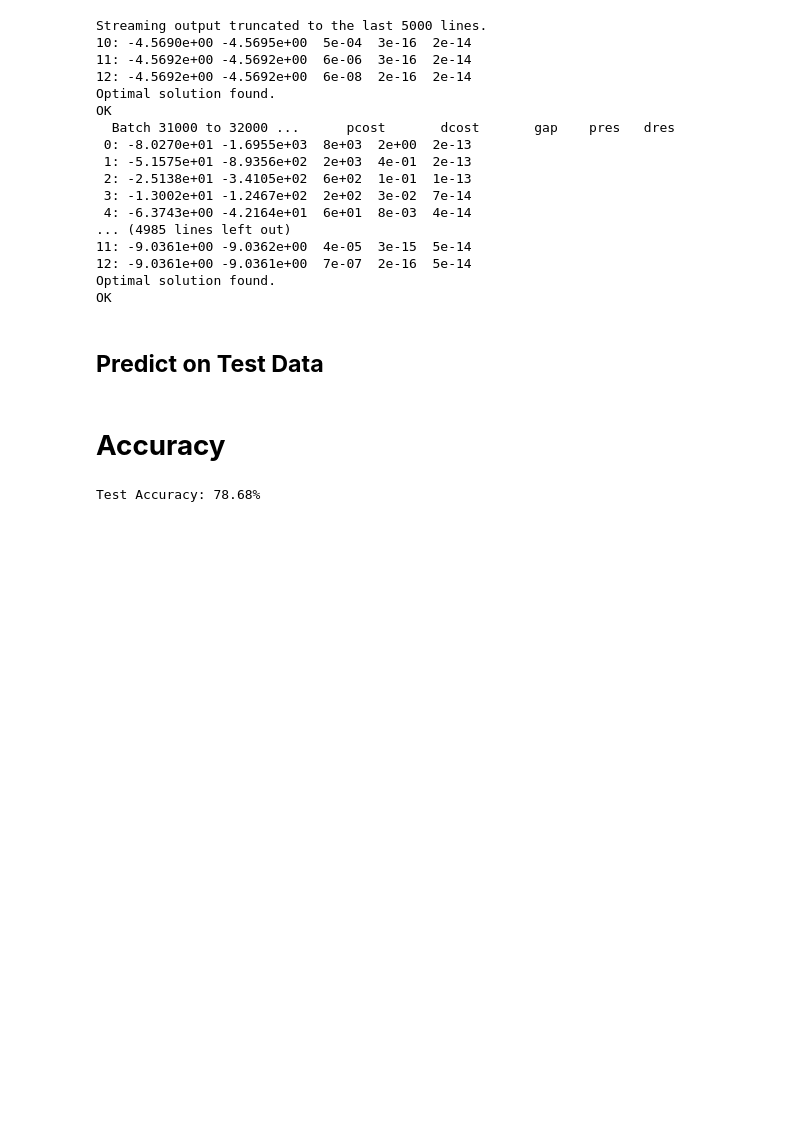
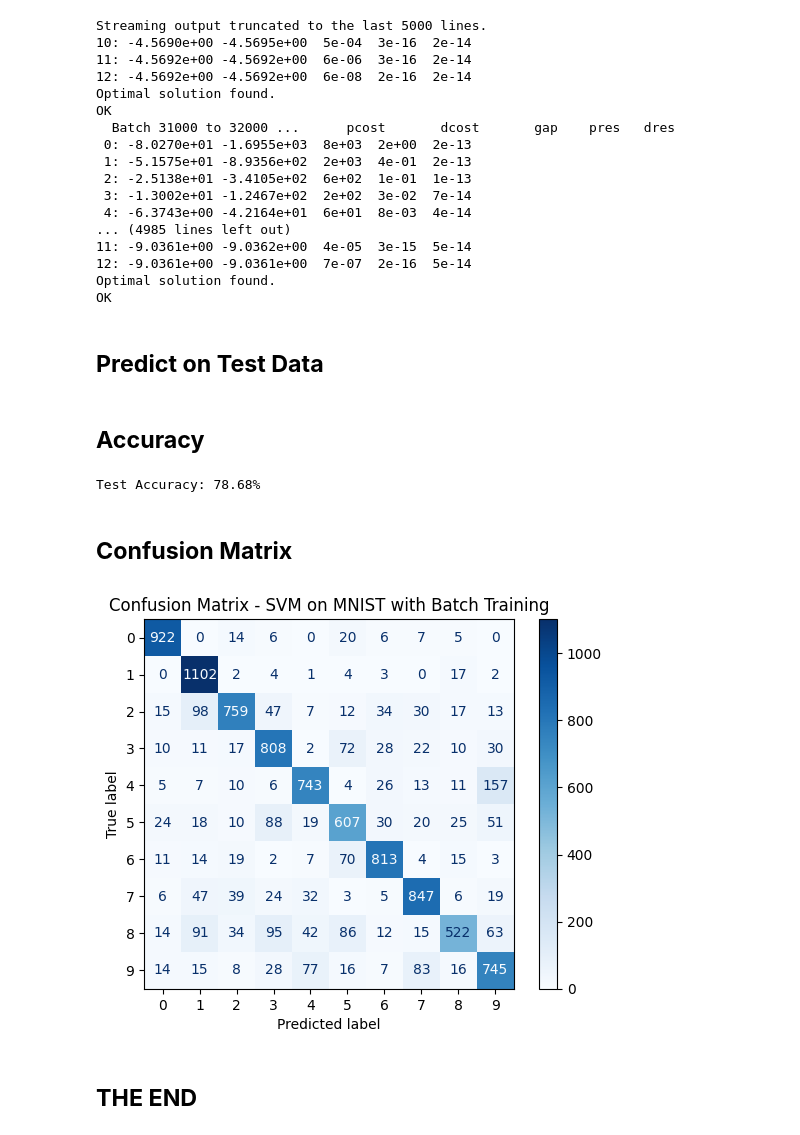
Before and after one commit to Sayed-Hossein-Hosseini/SVM_MNIST_Classifier, a Jupyter notebook: SVM_MNIST_Classifier.ipynb, the cells around one changed output. Cells and saved outputs as stored; diff of their text form; code cells hidden in the pictures; blank space fills up the shorter version.

```diff
--- a/SVM_MNIST_Classifier.ipynb
+++ b/SVM_MNIST_Classifier.ipynb
@@ -130,10 +130,23 @@ for i in range(len(X_test)):
     pred = np.argmax(scores)
     predictions.append(pred)
 # %% [markdown]
-# **Accuracy**
+## **Accuracy**
 # %%
 # Test accuracy
 accuracy = np.mean(np.array(predictions) == y_test)
 print(f"\nTest Accuracy: {accuracy * 100:.2f}%")
 # %% [output]
 Test Accuracy: 78.68%
+# %% [markdown]
+## **Confusion Matrix**
+# %%
+# Confusion Matrix
+cm = confusion_matrix(y_test, predictions)
+disp = ConfusionMatrixDisplay(confusion_matrix=cm, display_labels=np.arange(10))
+disp.plot(cmap='Blues')
+plt.title("Confusion Matrix - SVM on MNIST with Batch Training")
+plt.show()
+# %% [output]
+[figure, added]
+# %% [markdown]
+## **THE END**
```
